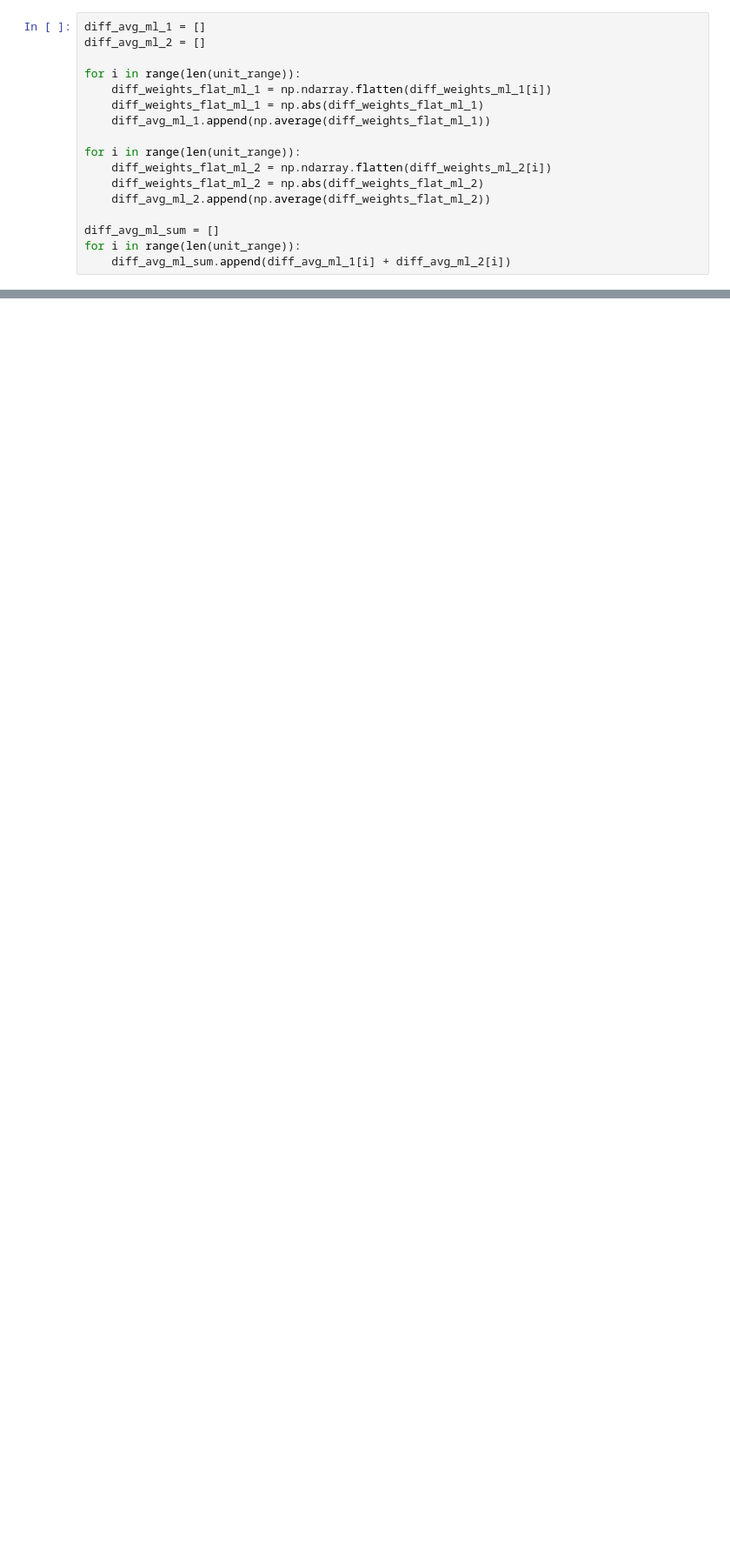
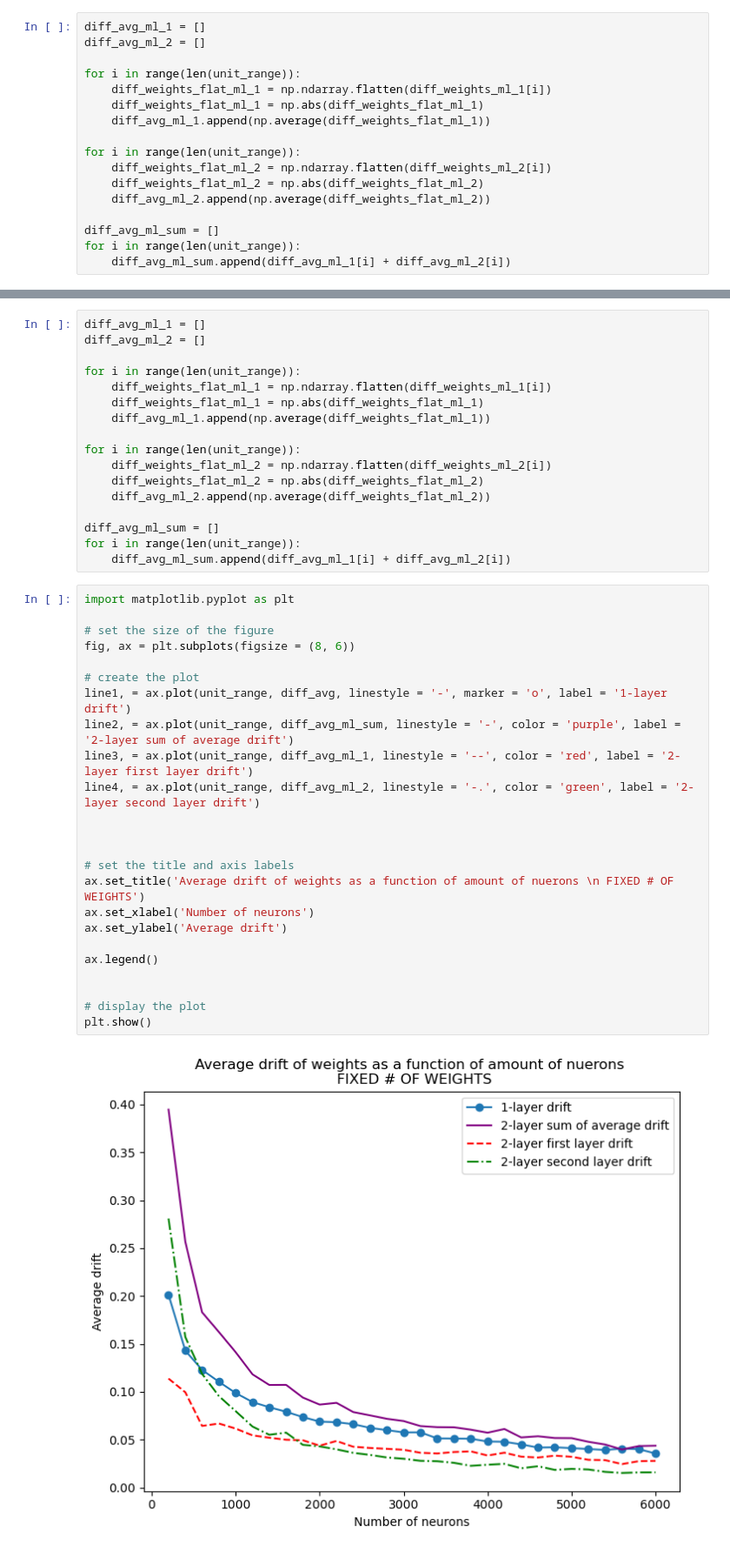
Before and after one commit to Kennethm-spec/Exploring-the-Limits-of-Lazy-Training-in-Neural-Networks, a Jupyter notebook: two_layer.ipynb, the cells around one changed output, grey strips where cells are left out. Shown: that part at 87% size. Cells and saved outputs as stored; diff of their text form; blank space fills up the shorter version.

```diff
--- a/two_layer.ipynb
+++ b/two_layer.ipynb
@@ -227,0 +308,43 @@ plt.show()
+# %%
+diff_avg_ml_1 = []
+diff_avg_ml_2 = []
+
+for i in range(len(unit_range)):
+    diff_weights_flat_ml_1 = np.ndarray.flatten(diff_weights_ml_1[i])
+    diff_weights_flat_ml_1 = np.abs(diff_weights_flat_ml_1)
+    diff_avg_ml_1.append(np.average(diff_weights_flat_ml_1))
+
+for i in range(len(unit_range)):
+    diff_weights_flat_ml_2 = np.ndarray.flatten(diff_weights_ml_2[i])
+    diff_weights_flat_ml_2 = np.abs(diff_weights_flat_ml_2)
+    diff_avg_ml_2.append(np.average(diff_weights_flat_ml_2))
+
+diff_avg_ml_sum = []
+for i in range(len(unit_range)):
+    diff_avg_ml_sum.append(diff_avg_ml_1[i] + diff_avg_ml_2[i])
+# %%
+import matplotlib.pyplot as plt
+
+# set the size of the figure
+fig, ax = plt.subplots(figsize = (8, 6))
+
+# create the plot
+line1, = ax.plot(unit_range, diff_avg, linestyle = '-', marker = 'o', label = '1-layer drift')
+line2, = ax.plot(unit_range, diff_avg_ml_sum, linestyle = '-', color = 'purple', label = '2-layer sum of average drift')
+line3, = ax.plot(unit_range, diff_avg_ml_1, linestyle = '--', color = 'red', label = '2-layer first layer drift')
+line4, = ax.plot(unit_range, diff_avg_ml_2, linestyle = '-.', color = 'green', label = '2-layer second layer drift')
+
+
+
+# set the title and axis labels
+ax.set_title('Average drift of weights as a function of amount of nuerons \n FIXED # OF WEIGHTS')
+ax.set_xlabel('Number of neurons')
+ax.set_ylabel('Average drift')
+
+ax.legend()
+
+
+# display the plot
+plt.show()
+# %% [output]
+[figure, added]
```
Also changed, not shown: parts of 5 cells of this notebook, 5 other files.
